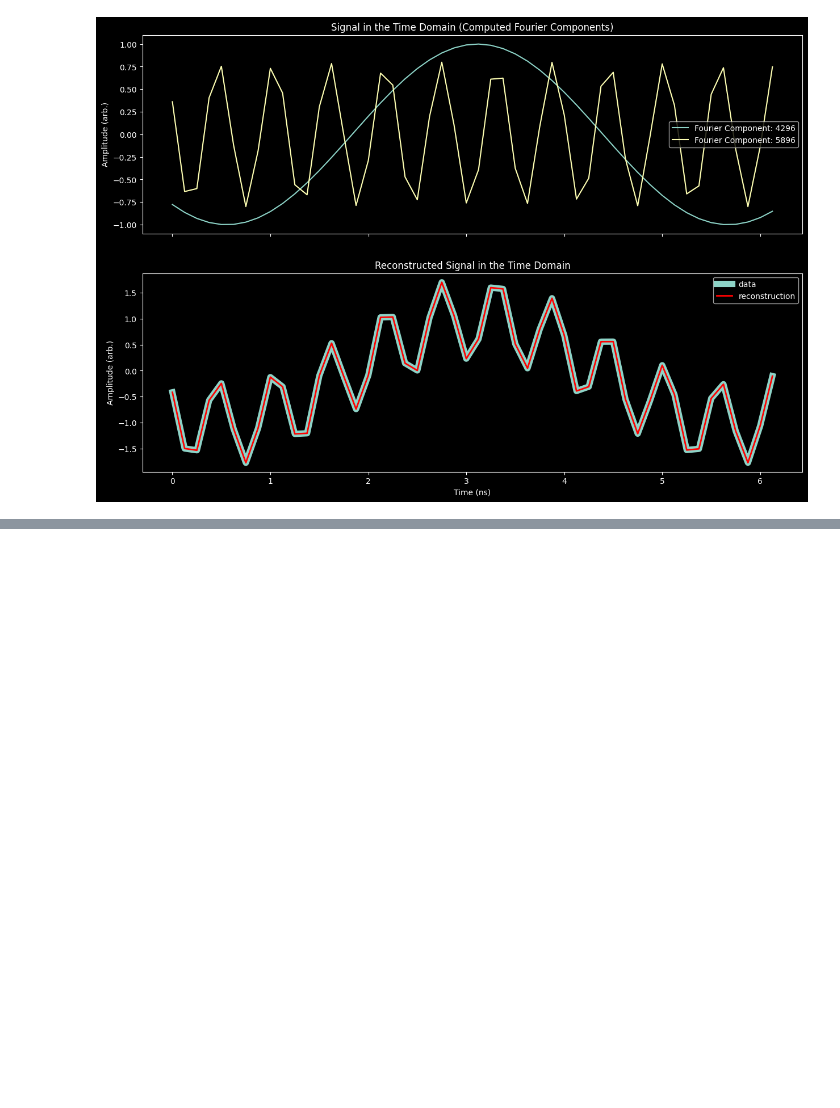
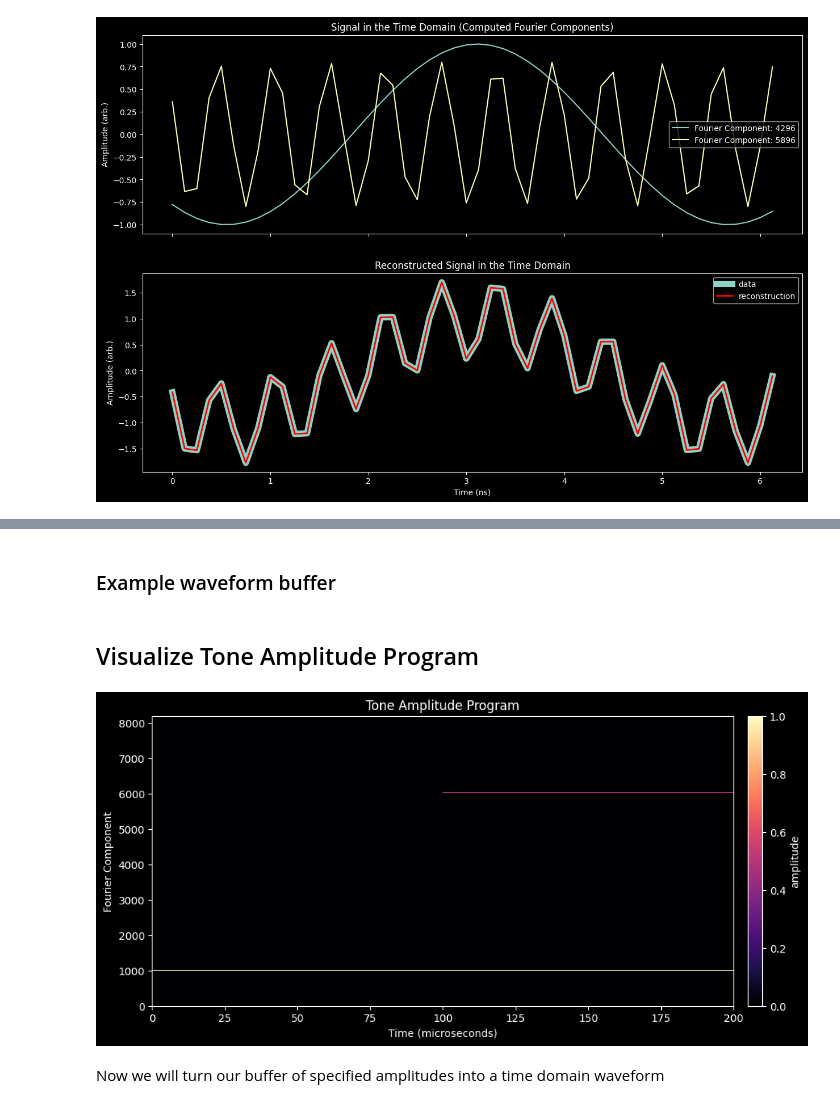
Before and after one commit to JennySmith888/RFAM, a Jupyter notebook: rfam-demo.ipynb, the cells around one changed output, grey strips where cells are left out. Cells and saved outputs as stored; diff of their text form; code cells hidden in the pictures; blank space fills up the shorter version.

```diff
--- a/rfam-demo.ipynb
+++ b/rfam-demo.ipynb
@@ -143,0 +148,34 @@ ax[1].legend(loc='upper right');
+# %% [markdown]
+### Example waveform buffer
+# %%
+time = 200 # microseconds
+buffer = np.zeros((200,8192)) # [time, Fourier-Component Amplitudes]
+
+buffer[:,1010] = 1 # always play a max amplitude tone from the 1010th Fourier component
+buffer[100:,6020:6040] = 0.5 # half way through the movie, turn on more tones at 1/2 amplitude
+# %% [markdown]
+## Visualize Tone Amplitude Program
+# %%
+f_vec = np.arange(8192)  # Fourier component (X axis)
+t_vec = np.arange(time)
+
+fig, ax = plt.subplots(figsize=(12, 5))
+im = ax.imshow(
+buffer.T,
+aspect='auto',
+origin='lower',
+interpolation='nearest',
+extent=[0, time,0, 8192],
+cmap='magma'
+)
+
+ax.set_xlabel('Time (microseconds)')
+ax.set_ylabel('Fourier Component')
+ax.set_title('Tone Amplitude Program')
+
+cbar = fig.colorbar(im, ax=ax, pad=0.02)
+cbar.set_label('amplitude')
+# %% [output]
+[figure, added]
+# %% [markdown]
+Now we will turn our buffer of specified amplitudes into a time domain waveform
```
Also changed, not shown: parts of 6 cells of this notebook.
